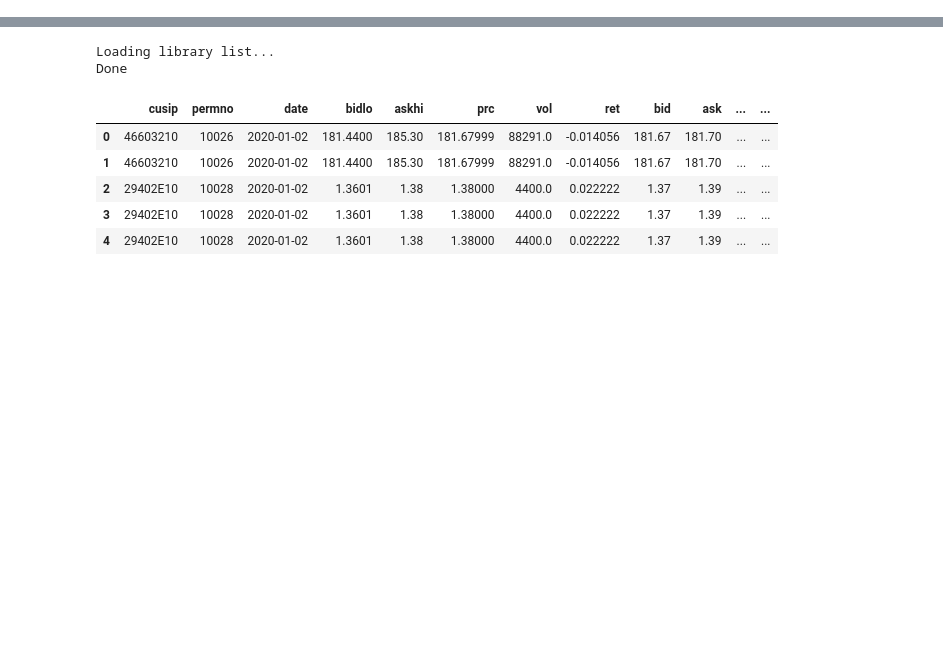
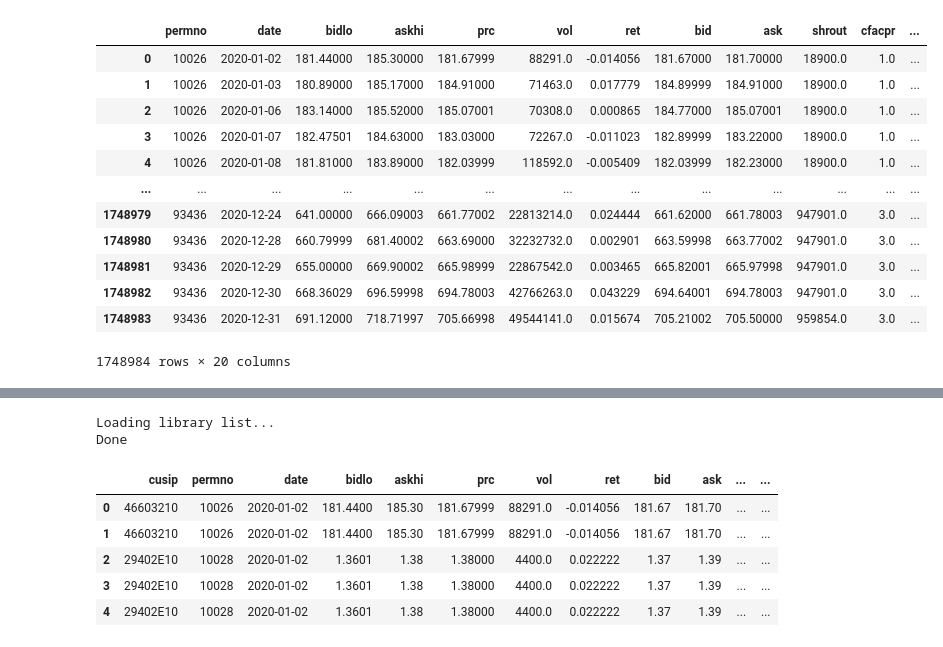
Before and after one commit to navid-nb/MSc_ML_Project1, a Jupyter notebook: temp.ipynb, the cells around one changed output, grey strips where cells are left out. Drawn from its saved outputs; the diff is of its cells as text; code cells hidden in the pictures; blank space fills up the shorter version.

```diff
--- a/temp.ipynb
+++ b/temp.ipynb
@@ -0,0 +1,21 @@
+# %%
+import pandas as pd
+dsf = pd.read_parquet('wrds_extracts\\run_20250914_133747\\dsf.parquet')
+names = pd.read_parquet('wrds_extracts\\run_20250914_133747\\stocknames.parquet')
+df_prices= pd.read_csv('temp_files\\df_prices.csv')
+df_prices2= pd.read_csv('temp_files\\df_prices2.csv')
+df_prices
+# %% [output]
+|  | permno | date | bidlo | askhi | prc | vol | ret | bid | ask | shrout | cfacpr | ... |
+| 0 | 10026 | 2020-01-02 | 181.44000 | 185.30000 | 181.67999 | 88291.0 | -0.014056 | 181.67000 | 181.70000 | 18900.0 | 1.0 | ... |
+| 1 | 10026 | 2020-01-03 | 180.89000 | 185.17000 | 184.91000 | 71463.0 | 0.017779 | 184.89999 | 184.91000 | 18900.0 | 1.0 | ... |
+| 2 | 10026 | 2020-01-06 | 183.14000 | 185.52000 | 185.07001 | 70308.0 | 0.000865 | 184.77000 | 185.07001 | 18900.0 | 1.0 | ... |
+| 3 | 10026 | 2020-01-07 | 182.47501 | 184.63000 | 183.03000 | 72267.0 | -0.011023 | 182.89999 | 183.22000 | 18900.0 | 1.0 | ... |
+| 4 | 10026 | 2020-01-08 | 181.81000 | 183.89000 | 182.03999 | 118592.0 | -0.005409 | 182.03999 | 182.23000 | 18900.0 | 1.0 | ... |
+| ... | ... | ... | ... | ... | ... | ... | ... | ... | ... | ... | ... | ... |
+| 1748979 | 93436 | 2020-12-24 | 641.00000 | 666.09003 | 661.77002 | 22813214.0 | 0.024444 | 661.62000 | 661.78003 | 947901.0 | 3.0 | ... |
+| 1748980 | 93436 | 2020-12-28 | 660.79999 | 681.40002 | 663.69000 | 32232732.0 | 0.002901 | 663.59998 | 663.77002 | 947901.0 | 3.0 | ... |
+| 1748981 | 93436 | 2020-12-29 | 655.00000 | 669.90002 | 665.98999 | 22867542.0 | 0.003465 | 665.82001 | 665.97998 | 947901.0 | 3.0 | ... |
+| 1748982 | 93436 | 2020-12-30 | 668.36029 | 696.59998 | 694.78003 | 42766263.0 | 0.043229 | 694.64001 | 694.78003 | 947901.0 | 3.0 | ... |
+| 1748983 | 93436 | 2020-12-31 | 691.12000 | 718.71997 | 705.66998 | 49544141.0 | 0.015674 | 705.21002 | 705.50000 | 959854.0 | 3.0 | ... |
+1748984 rows × 20 columns
```
Also changed, not shown: parts of 5 cells of this notebook, 3 other files.
